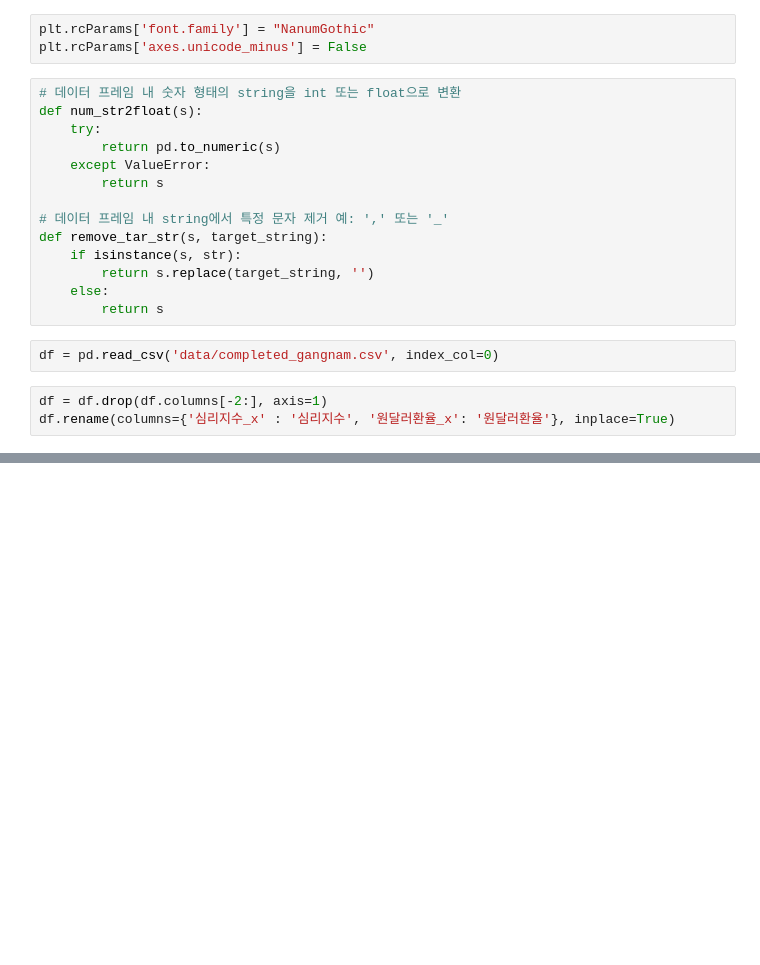
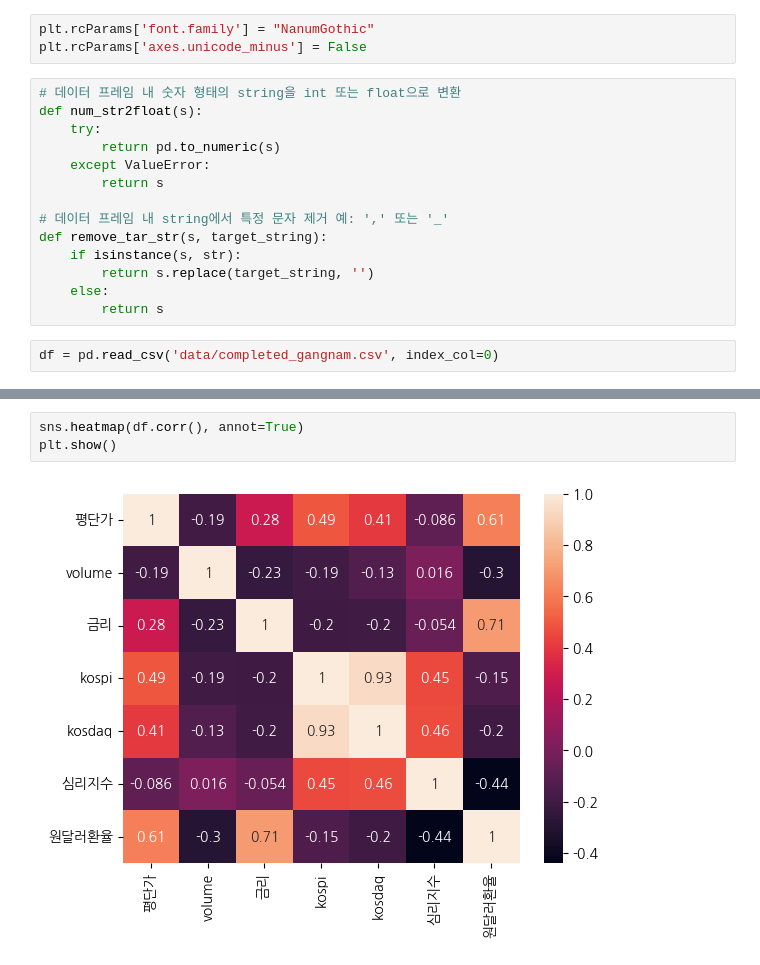
Before and after one commit to Elderman-91/green_team_project_1, a Jupyter notebook: mj3.ipynb, the cells around one changed output, grey strips where cells are left out. Drawn from its saved outputs; the diff is of its cells as text; blank space fills up the shorter version.

```diff
--- a/mj3.ipynb
+++ b/mj3.ipynb
@@ -23,6 +23,3 @@ def remove_tar_str(s, target_string):
         return s
 # %%
 df = pd.read_csv('data/completed_gangnam.csv', index_col=0)
-# %%
-df = df.drop(df.columns[-2:], axis=1)
-df.rename(columns={'심리지수_x' : '심리지수', '원달러환율_x': '원달러환율'}, inplace=True)
@@ -30,0 +94,5 @@ df.to_csv('data/completed_gangnam.csv')
+# %%
+sns.heatmap(df.corr(), annot=True)
+plt.show()
+# %% [output]
+[figure, added]
```
Also changed, not shown: parts of 8 cells of this notebook.
